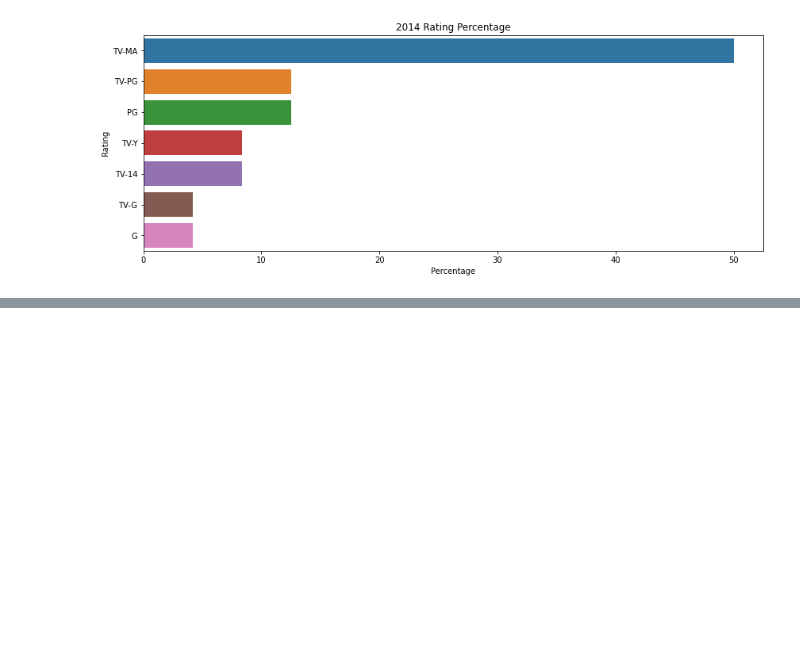
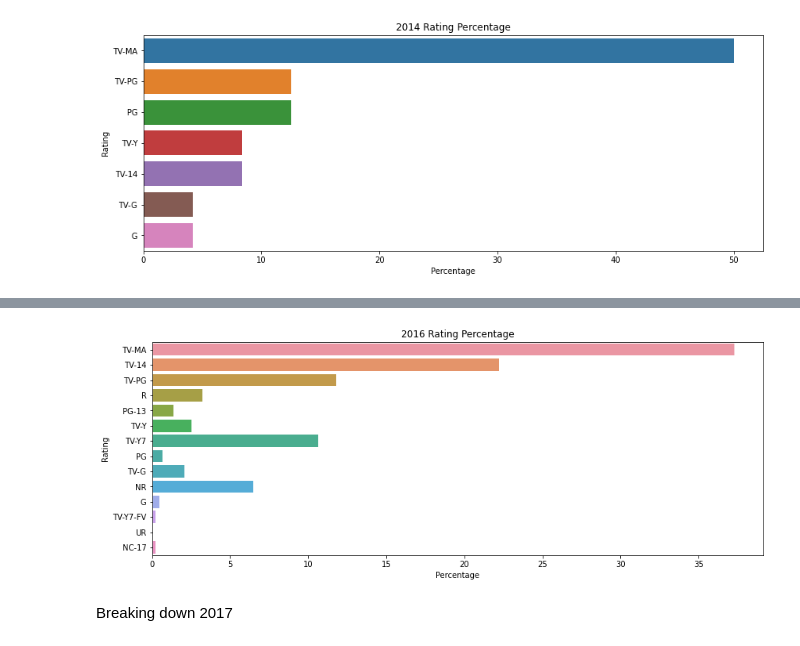
Before and after one commit to shades9a/Netflix_Catolog, a Jupyter notebook: Netflix_Compare.ipynb, the cells around one changed output, grey strips where cells are left out. Cells and saved outputs as stored; diff of their text form; code cells hidden in the pictures; blank space fills up the shorter version.

```diff
--- a/Netflix_Compare.ipynb
+++ b/Netflix_Compare.ipynb
@@ -260,0 +268,5 @@ plt.show()
+# %%
+# find info for items added in 2016
+netflix_info_2016 = netflix_info.loc[netflix_info["YEAR_added"]==2016]
+netflix_info_2016 = pd.DataFrame(netflix_info_2016)
+#netflix_info_2016.head()
@@ -260,0 +319,40 @@ plt.show()
+# %%
+# find percentage of each rating
+percent_tvma_2016 = len(netflix_info_2016_tvma) / len(netflix_info_2016) *100
+percent_tv14_2016 = len(netflix_info_2016_tv14) / len(netflix_info_2016) *100
+percent_tvpg_2016 = len(netflix_info_2016_tvpg) / len(netflix_info_2016) *100
+percent_r_2016 = len(netflix_info_2016_r) / len(netflix_info_2016) *100
+percent_pg13_2016 = len(netflix_info_2016_pg13) / len(netflix_info_2016) *100
+percent_tvy_2016 = len(netflix_info_2016_tvy) / len(netflix_info_2016) *100
+percent_tvy7_2016 = len(netflix_info_2016_tvy7) / len(netflix_info_2016) *100
+percent_pg_2016 = len(netflix_info_2016_pg) / len(netflix_info_2016) *100
+percent_tvg_2016 = len(netflix_info_2016_tvg) / len(netflix_info_2016) *100
+percent_nr_2016 = len(netflix_info_2016_nr) / len(netflix_info_2016) *100
+percent_g_2016= len(netflix_info_2016_g) / len(netflix_info_2016) *100
+percent_tvy7fv_2016 = len(netflix_info_2016_tvy7fv) / len(netflix_info_2016) *100
+percent_ur_2016 = len(netflix_info_2016_ur) / len(netflix_info_2016) *100
+percent_nc17_2016 = len(netflix_info_2016_nc17) / len(netflix_info_2016) *100
+
+
+percentage_ratings_2016 = pd.DataFrame({ 'Rating': ['TV-MA', 'TV-14', 'TV-PG', 'R', 'PG-13', 'TV-Y', 'TV-Y7', 'PG',
+                                                     'TV-G', 'NR', 'G', 'TV-Y7-FV', 'UR', 'NC-17'],
+                                          'Percentage': [percent_tvma_2016, percent_tv14_2016, percent_tvpg_2016, percent_r_2016, percent_pg13_2016,
+                                                         percent_tvy_2016, percent_tvy7_2016, percent_pg_2016, percent_tvg_2016, percent_nr_2016,
+                                                         percent_g_2016, percent_tvy7fv_2016, percent_ur_2016, percent_nc17_2016]})
+#percentage_ratings_2015
+# %%
+#create bar graph to show data comparison
+values = percentage_ratings_2016['Percentage']
+labels = percentage_ratings_2016['Rating']
+
+plt.figure(figsize=(14,5))
+g = sns.barplot(x=values, y=labels)
+plt.title('2016 Rating Percentage')
+plt.xlabel('Percentage')
+plt.ylabel('Rating')
+plt.savefig("images/2016_rating_percentages.png")
+plt.show()
+# %% [output]
+[figure, added]
+# %% [markdown]
+Breaking down 2017
```
Also changed, not shown: parts of 14 cells of this notebook, 3 other files.
